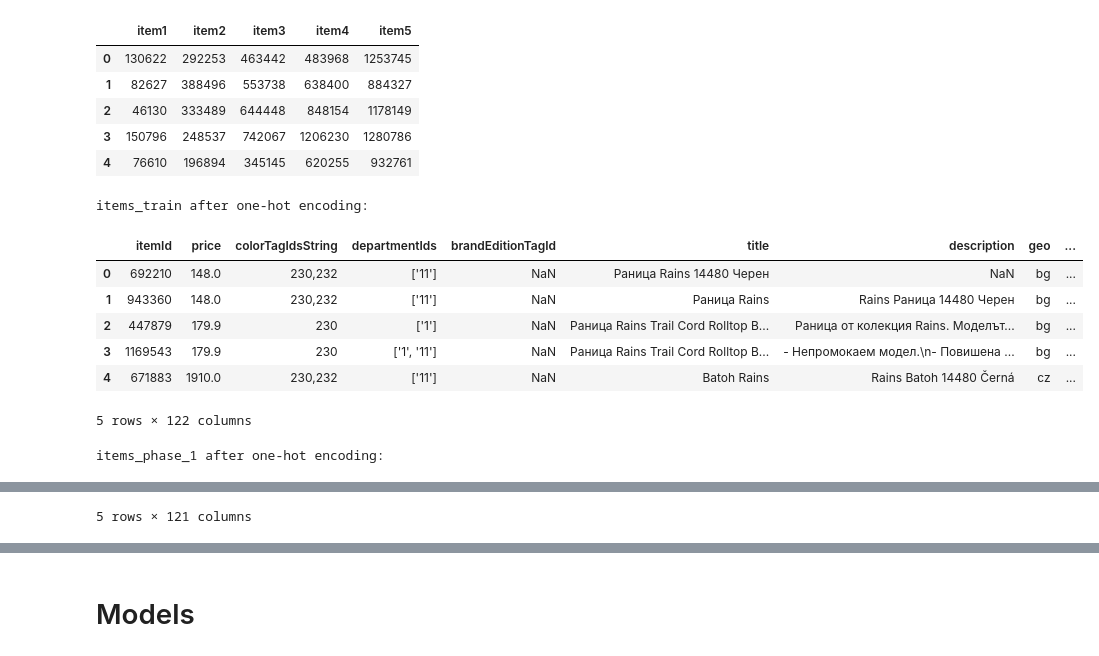
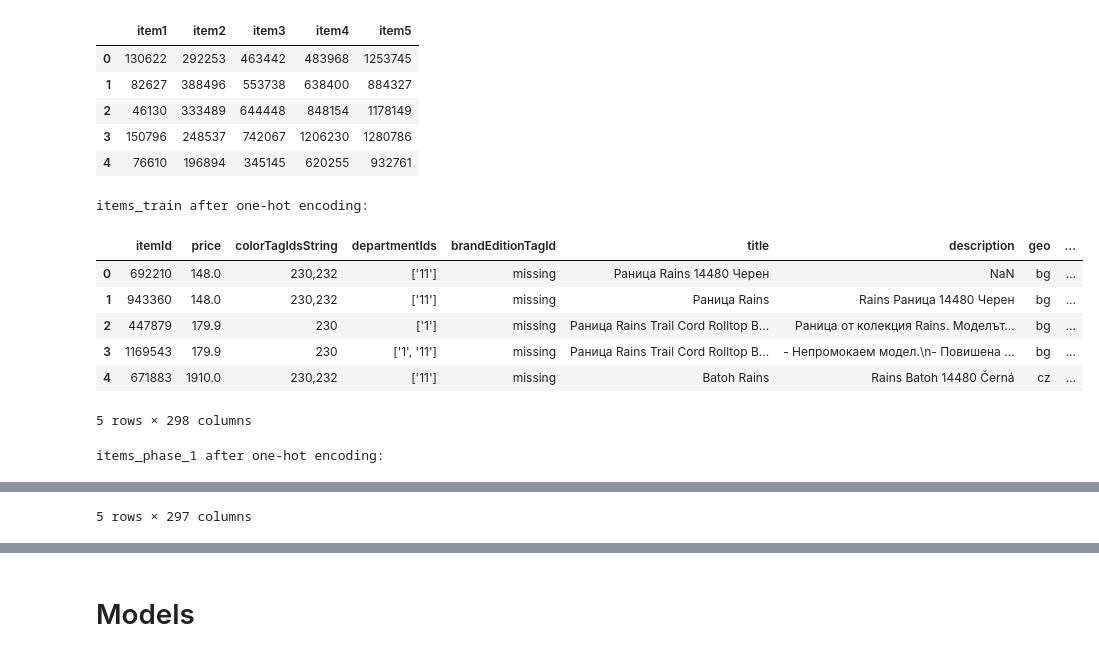
Before and after one commit to vinogradowvw/adm-competition, a Jupyter notebook: first_iteration/eda.ipynb, the cells around one changed output, grey strips where cells are left out. Cells and saved outputs as stored; diff of their text form; code cells hidden in the pictures.

```diff
--- a/first_iteration/eda.ipynb
+++ b/first_iteration/eda.ipynb
@@ -248,41 +191,64 @@ items_train = pd.concat([items_train, color_ohe_df_train], axis=1)
 items_phase_1 = pd.concat([items_phase_1, color_ohe_df_phase_1], axis=1)
 
 
+# --- One-Hot Encoding for brandEditionTagId ---
+# Fill NaN values with a placeholder string 'missing' before encoding
+items_train['brandEditionTagId'] = items_train['brandEditionTagId'].fillna('missing')
+items_phase_1['brandEditionTagId'] = items_phase_1['brandEditionTagId'].fillna('missing')
+
+# Collect all unique brandEditionTagId values across both dataframes
+all_brand_edition_tag_ids = pd.concat([items_train['brandEditionTagId'], items_phase_1['brandEditionTagId']]).unique().reshape(-1, 1)
+
+ohe_brand = OneHotEncoder(handle_unknown='ignore', sparse_output=False)
+ohe_brand.fit(all_brand_edition_tag_ids)
+
+brand_ohe_train = ohe_brand.transform(items_train['brandEditionTagId'].values.reshape(-1, 1))
+brand_ohe_phase_1 = ohe_brand.transform(items_phase_1['brandEditionTagId'].values.reshape(-1, 1))
+
+# Create DataFrames for one-hot encoded brandEditionTagId with meaningful column names
+brand_ohe_df_train = pd.DataFrame(brand_ohe_train, columns=ohe_brand.get_feature_names_out(['brandEditionTagId']), index=items_train.index)
+brand_ohe_df_phase_1 = pd.DataFrame(brand_ohe_phase_1, columns=ohe_brand.get_feature_names_out(['brandEditionTagId']), index=items_phase_1.index)
+
+# Concatenate with original dataframes
+items_train = pd.concat([items_train, brand_ohe_df_train], axis=1)
+items_phase_1 = pd.concat([items_phase_1, brand_ohe_df_phase_1], axis=1)
+
+
 # --- One-Hot Encoding for geo ---
 # Collect all unique geo values across both dataframes
 all_geo_values = pd.concat([items_train['geo'], items_phase_1['geo']]).unique().reshape(-1, 1)
 
 ohe_geo = OneHotEncoder(handle_unknown='ignore', sparse_output=False) # Use sparse_output=False for dense array
 ohe_geo.fit(all_geo_values)
 
 geo_ohe_train = ohe_geo.transform(items_train['geo'].values.reshape(-1, 1))
 geo_ohe_phase_1 = ohe_geo.transform(items_phase_1['geo'].values.reshape(-1, 1))
 
 # Create DataFrames for one-hot encoded geo with meaningful column names
 geo_ohe_df_train = pd.DataFrame(geo_ohe_train, columns=ohe_geo.get_feature_names_out(['geo']), index=items_train.index)
 geo_ohe_df_phase_1 = pd.DataFrame(geo_ohe_phase_1, columns=ohe_geo.get_feature_names_out(['geo']), index=items_phase_1.index)
 
 # Concatenate with original dataframes
 items_train = pd.concat([items_train, geo_ohe_df_train], axis=1)
 items_phase_1 = pd.concat([items_phase_1, geo_ohe_df_phase_1], axis=1)
 
 # Display the head of the modified dataframes to show the new columns
 print("items_train after one-hot encoding:")
 display(items_train.head())
 print("\nitems_phase_1 after one-hot encoding:")
 display(items_phase_1.head())
 
-# Drop intermediate parsed columns to keep the DataFrame clean
-items_train = items_train.drop(columns=['parsed_departmentIds', 'parsed_colorTagIdsString'])
-items_phase_1 = items_phase_1.drop(columns=['parsed_departmentIds', 'parsed_colorTagIdsString'])
+# Drop original and intermediate parsed columns to keep the DataFrame clean
+items_train = items_train.drop(columns=['departmentIds', 'colorTagIdsString', 'brandEditionTagId', 'geo', 'parsed_departmentIds', 'parsed_colorTagIdsString'])
+items_phase_1 = items_phase_1.drop(columns=['departmentIds', 'colorTagIdsString', 'brandEditionTagId', 'geo', 'parsed_departmentIds', 'parsed_colorTagIdsString'])
 # %% [output]
 items_train after one-hot encoding:
 |  | itemId | price | colorTagIdsString | departmentIds | brandEditionTagId | title | description | geo | ... |
-| 0 | 692210 | 148.0 | 230,232 | ['11'] | NaN | Раница Rains 14480 Черен | NaN | bg | ... |
-| 1 | 943360 | 148.0 | 230,232 | ['11'] | NaN | Раница Rains | Rains Раница 14480 Черен | bg | ... |
-| 2 | 447879 | 179.9 | 230 | ['1'] | NaN | Раница Rains Trail Cord Rolltop B... | Раница от колекция Rains. Моделът... | bg | ... |
-| 3 | 1169543 | 179.9 | 230 | ['1', '11'] | NaN | Раница Rains Trail Cord Rolltop B... | - Непромокаем модел.\n- Повишена ... | bg | ... |
-| 4 | 671883 | 1910.0 | 230,232 | ['11'] | NaN | Batoh Rains | Rains Batoh 14480 Černá | cz | ... |
+| 0 | 692210 | 148.0 | 230,232 | ['11'] | missing | Раница Rains 14480 Черен | NaN | bg | ... |
+| 1 | 943360 | 148.0 | 230,232 | ['11'] | missing | Раница Rains | Rains Раница 14480 Черен | bg | ... |
+| 2 | 447879 | 179.9 | 230 | ['1'] | missing | Раница Rains Trail Cord Rolltop B... | Раница от колекция Rains. Моделът... | bg | ... |
+| 3 | 1169543 | 179.9 | 230 | ['1', '11'] | missing | Раница Rains Trail Cord Rolltop B... | - Непромокаем модел.\n- Повишена ... | bg | ... |
+| 4 | 671883 | 1910.0 | 230,232 | ['11'] | missing | Batoh Rains | Rains Batoh 14480 Černá | cz | ... |
-5 rows × 122 columns
+5 rows × 298 columns
 items_phase_1 after one-hot encoding:
 |  | itemId | price | colorTagIdsString | departmentIds | brandEditionTagId | title | description | geo | ... |
@@ -294 +260 @@ items_phase_1 after one-hot encoding:
-5 rows × 121 columns
+5 rows × 297 columns
```
Also changed, not shown: parts of 29 cells of this notebook.
